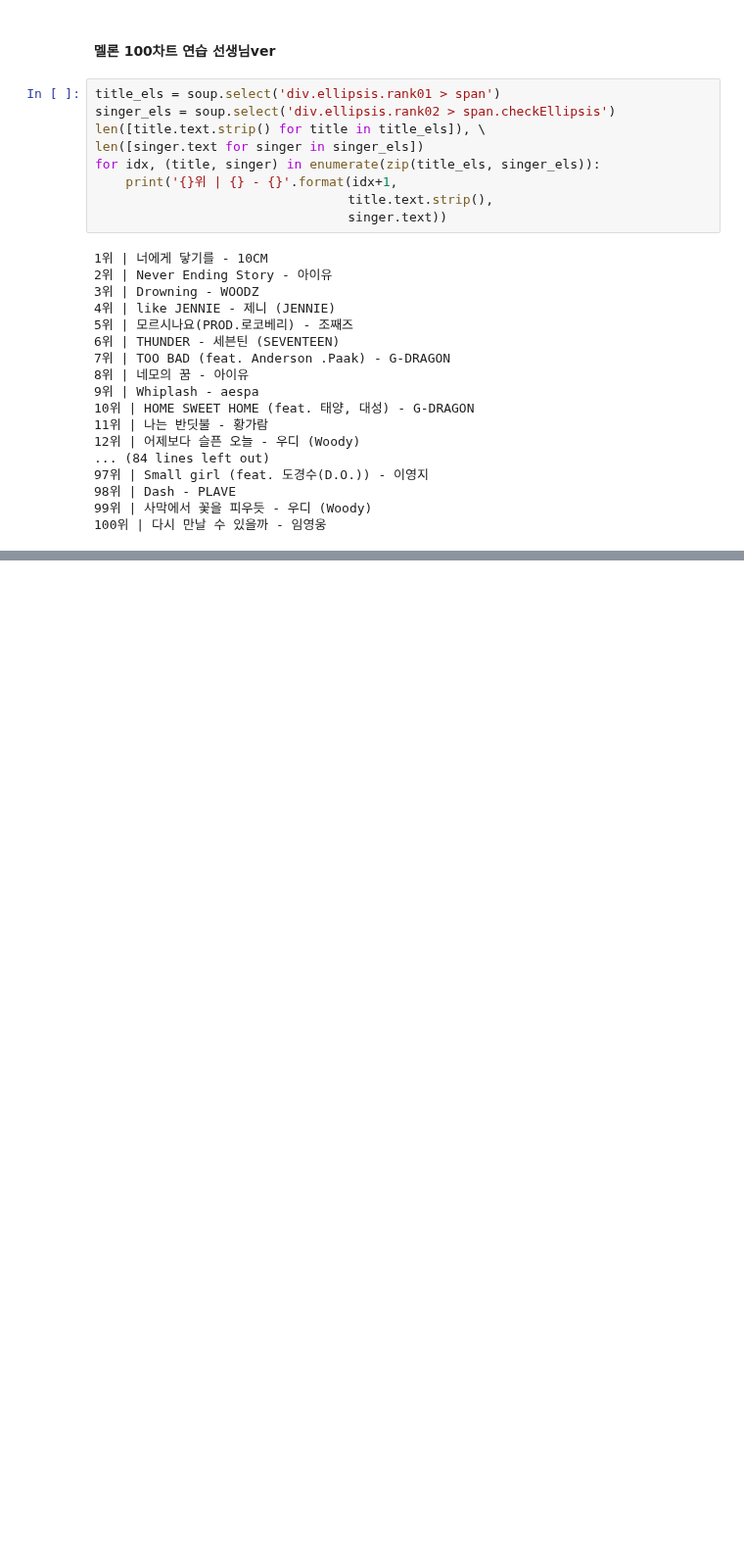
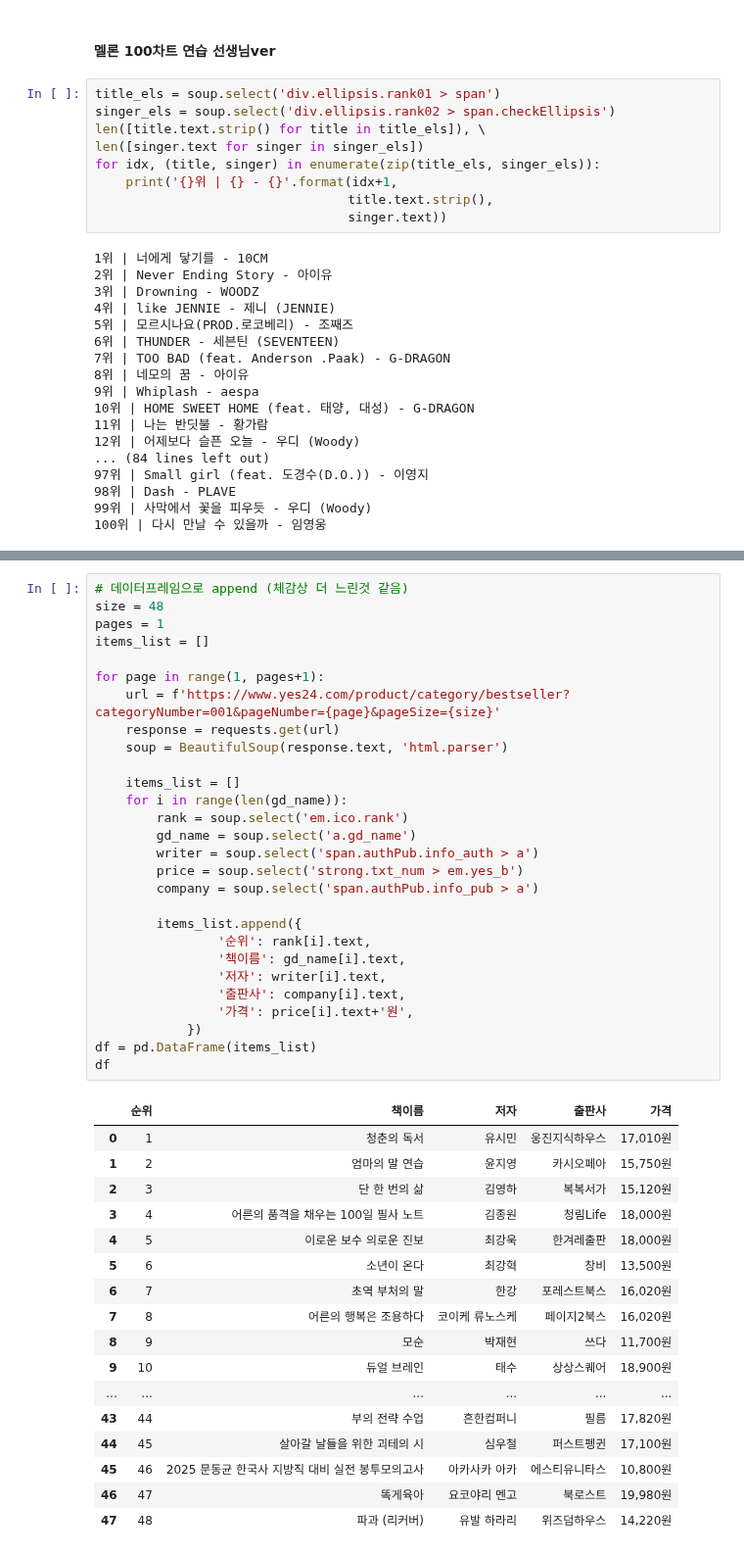
Before and after one commit to k-j-hyun/ai_x, a Jupyter notebook: source/01_python/ch14_웹데이터수집1_정적_공공api.ipynb, the cells around one changed output, grey strips where cells are left out. Shown at 98% size. Cells and saved outputs as stored; diff of their text form; blank space fills up the shorter version.

```diff
--- a/source/01_python/ch14_웹데이터수집1_정적_공공api.ipynb
+++ b/source/01_python/ch14_웹데이터수집1_정적_공공api.ipynb
@@ -804,0 +1557,46 @@ for idx, (title, singer) in enumerate(zip(title_els, singer_els)):
+# %%
+# 데이터프레임으로 append (체감상 더 느린것 같음)
+size = 48
+pages = 1
+items_list = []
+
+for page in range(1, pages+1):
+    url = f'https://www.yes24.com/product/category/bestseller?categoryNumber=001&pageNumber={page}&pageSize={size}'
+    response = requests.get(url)
+    soup = BeautifulSoup(response.text, 'html.parser')
+
+    items_list = []
+    for i in range(len(gd_name)):
+        rank = soup.select('em.ico.rank')
+        gd_name = soup.select('a.gd_name')
+        writer = soup.select('span.authPub.info_auth > a')
+        price = soup.select('strong.txt_num > em.yes_b')
+        company = soup.select('span.authPub.info_pub > a')
+
+        items_list.append({
+                '순위': rank[i].text,
+                '책이름': gd_name[i].text,
+                '저자': writer[i].text,
+                '출판사': company[i].text,
+                '가격': price[i].text+'원',
+            })
+df = pd.DataFrame(items_list)
+df
+# %% [output]
+|  | 순위 | 책이름 | 저자 | 출판사 | 가격 |
+| 0 | 1 | 청춘의 독서 | 유시민 | 웅진지식하우스 | 17,010원 |
+| 1 | 2 | 엄마의 말 연습 | 윤지영 | 카시오페아 | 15,750원 |
+| 2 | 3 | 단 한 번의 삶 | 김영하 | 복복서가 | 15,120원 |
+| 3 | 4 | 어른의 품격을 채우는 100일 필사 노트 | 김종원 | 청림Life | 18,000원 |
+| 4 | 5 | 이로운 보수 의로운 진보 | 최강욱 | 한겨레출판 | 18,000원 |
+| 5 | 6 | 소년이 온다 | 최강혁 | 창비 | 13,500원 |
+| 6 | 7 | 초역 부처의 말 | 한강 | 포레스트북스 | 16,020원 |
+| 7 | 8 | 어른의 행복은 조용하다 | 코이케 류노스케 | 페이지2북스 | 16,020원 |
+| 8 | 9 | 모순 | 박재현 | 쓰다 | 11,700원 |
+| 9 | 10 | 듀얼 브레인 | 태수 | 상상스퀘어 | 18,900원 |
+| ... | ... | ... | ... | ... | ... |
+| 43 | 44 | 부의 전략 수업 | 흔한컴퍼니 | 필름 | 17,820원 |
+| 44 | 45 | 살아갈 날들을 위한 괴테의 시 | 심우철 | 퍼스트펭귄 | 17,100원 |
+| 45 | 46 | 2025 문동균 한국사 지방직 대비 실전 봉투모의고사 | 아카사카 아카 | 에스티유니타스 | 10,800원 |
+| 46 | 47 | 똑게육아 | 요코야리 멘고 | 북로스트 | 19,980원 |
+| 47 | 48 | 파과 (리커버) | 유발 하라리 | 위즈덤하우스 | 14,220원 |
```
Also changed, not shown: parts of 42 cells of this notebook, 27 other files.
